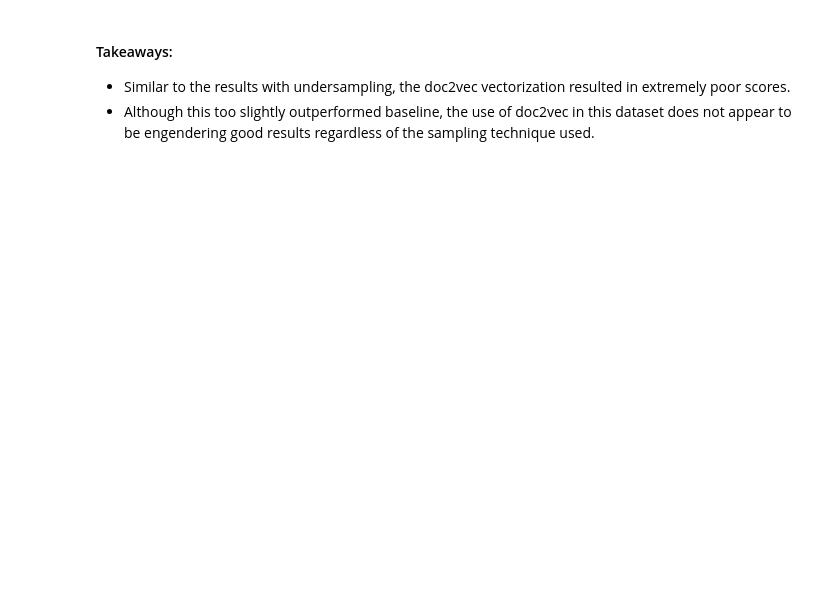
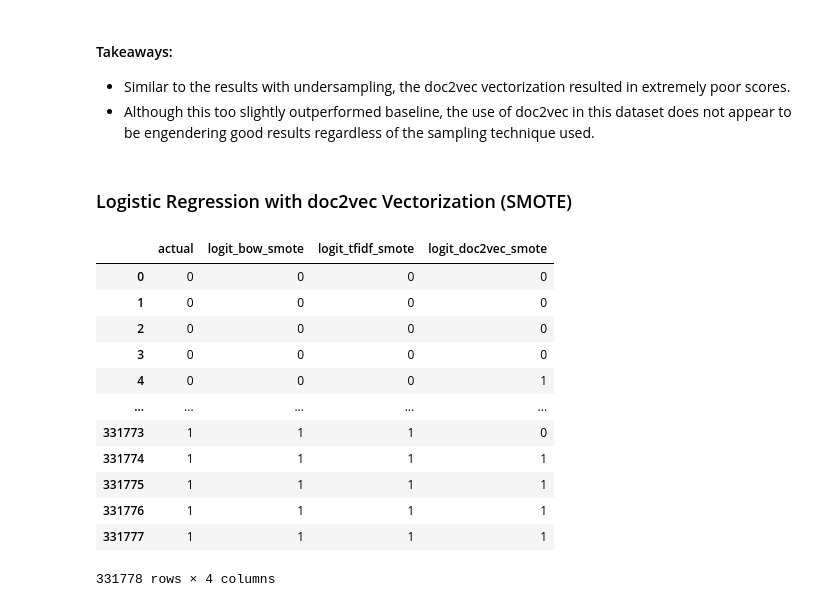
Before and after one commit to adam-gomez/finding-fake-news, a Jupyter notebook: walkthrough.ipynb, the cells around one changed output. Drawn from its saved outputs; the diff is of its cells as text; code cells hidden in the pictures; blank space fills up the shorter version.

Commit message:
Completed all train performance evaluations

```diff
--- a/walkthrough.ipynb
+++ b/walkthrough.ipynb
@@ -1642,0 +1645,5 @@ weighted avg       0.93      0.93      0.93    331778
+# %%
+logit_tfidf_smote = LogisticRegression().fit(X_train_tfidf_smote, y_train_tfidf_smote)
+# %%
+train_results_smote['logit_tfidf_smote'] = logit_tfidf_smote.predict(X_train_tfidf_smote)
+train_results_smote
@@ -1739,3 +1860,24 @@ print(classification_report(train_results_oversampled.actual, train_results_over
 #### Takeaways:
 - Similar to the results with undersampling, the doc2vec vectorization resulted in extremely poor scores.
 - Although this too slightly outperformed baseline, the use of doc2vec in this dataset does not appear to be engendering good results regardless of the sampling technique used.
+# %% [markdown]
+### Logistic Regression with doc2vec Vectorization (SMOTE)
+# %%
+logit_doc2vec_smote = LogisticRegression().fit(X_train_doc2vec_smote, y_train_doc2vec_smote)
+# %%
+train_results_smote['logit_doc2vec_smote'] = logit_doc2vec_smote.predict(X_train_doc2vec_smote)
+train_results_smote
+# %% [output]
+|  | actual | logit_bow_smote | logit_tfidf_smote | logit_doc2vec_smote |
+| 0 | 0 | 0 | 0 | 0 |
+| 1 | 0 | 0 | 0 | 0 |
+| 2 | 0 | 0 | 0 | 0 |
+| 3 | 0 | 0 | 0 | 0 |
+| 4 | 0 | 0 | 0 | 1 |
+| ... | ... | ... | ... | ... |
+| 331773 | 1 | 1 | 1 | 0 |
+| 331774 | 1 | 1 | 1 | 1 |
+| 331775 | 1 | 1 | 1 | 1 |
+| 331776 | 1 | 1 | 1 | 1 |
+| 331777 | 1 | 1 | 1 | 1 |
+331778 rows × 4 columns
```
Also changed, not shown: parts of 17 cells of this notebook.
